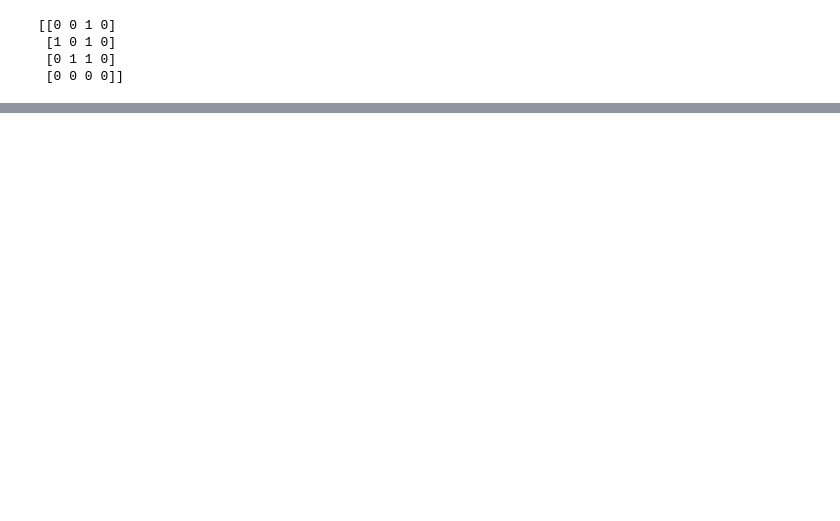
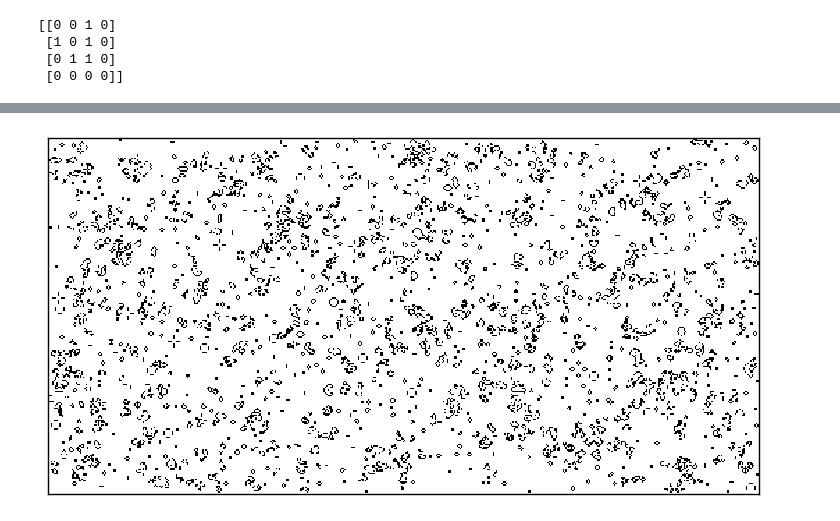
Before and after one commit to bopopescu/dev-1, a Jupyter notebook: new/Other_Notebooks/french_numpy.ipynb, the cells around one changed output, grey strips where cells are left out. Drawn from its saved outputs; the diff is of its cells as text; code cells hidden in the pictures; blank space fills up the shorter version.

```diff
--- a/new/Other_Notebooks/french_numpy.ipynb
+++ b/new/Other_Notebooks/french_numpy.ipynb
@@ -83,0 +95,5 @@ print(Z[1:-1,1:-1])
+# %%
+N = np.zeros(Z.shape,dtype=int)
+N[1:-1,1:-1] = (Z[ :-2, :-2] + Z[ :-2,1:-1] + Z[ :-2,2:] +
+                Z[1:-1, :-2]                + Z[1:-1,2:] +
+                Z[2:  , :-2] + Z[2:  ,1:-1] + Z[2:  ,2:])
@@ -83,0 +134,13 @@ print(Z[1:-1,1:-1])
+# %%
+def faster_iterate(Z):
+    # Count neighbours
+    N = (Z[0:-2,0:-2] + Z[0:-2,1:-1] + Z[0:-2,2:] +
+         Z[1:-1,0:-2]                + Z[1:-1,2:] +
+         Z[2:  ,0:-2] + Z[2:  ,1:-1] + Z[2:  ,2:])
+
+    # Apply rules
+    birth = (N==3) & (Z[1:-1,1:-1] == 0)
+    survive = ((N==2) | (N==3)) & (Z[1:-1,1:-1] == 1)
+    Z[...] = 0
+    Z[1:-1,1:-1][birth | survive] = 1
+    return Z
@@ -83,0 +154,5 @@ print(Z[1:-1,1:-1])
+# %%
+for i in range(4):
+    faster_iterate(Z)
+    print("Step: ",i+1)
+    print(A)
@@ -83,0 +182,14 @@ print(Z[1:-1,1:-1])
+# %%
+Z = np.random.randint(0,2,(256,512))
+# %%
+for i in range(100): faster_iterate(Z)
+size = np.array(Z.shape)
+dpi = 72.0
+figsize = size[1]/float(dpi), size[0]/float(dpi)
+fig = plt.figure(figsize=figsize, dpi=dpi, facecolor='white')
+fig.add_axes([0.0,0.0,1.0,1.0])
+plt.imshow(Z, interpolation='nearest', cmap = plt.cm.gray_r)
+plt.xticks([]), plt.yticks([])
+plt.show()
+# %% [output]
+[figure, added]
```
Also changed, not shown: parts of 38 cells of this notebook, 2 other files.
